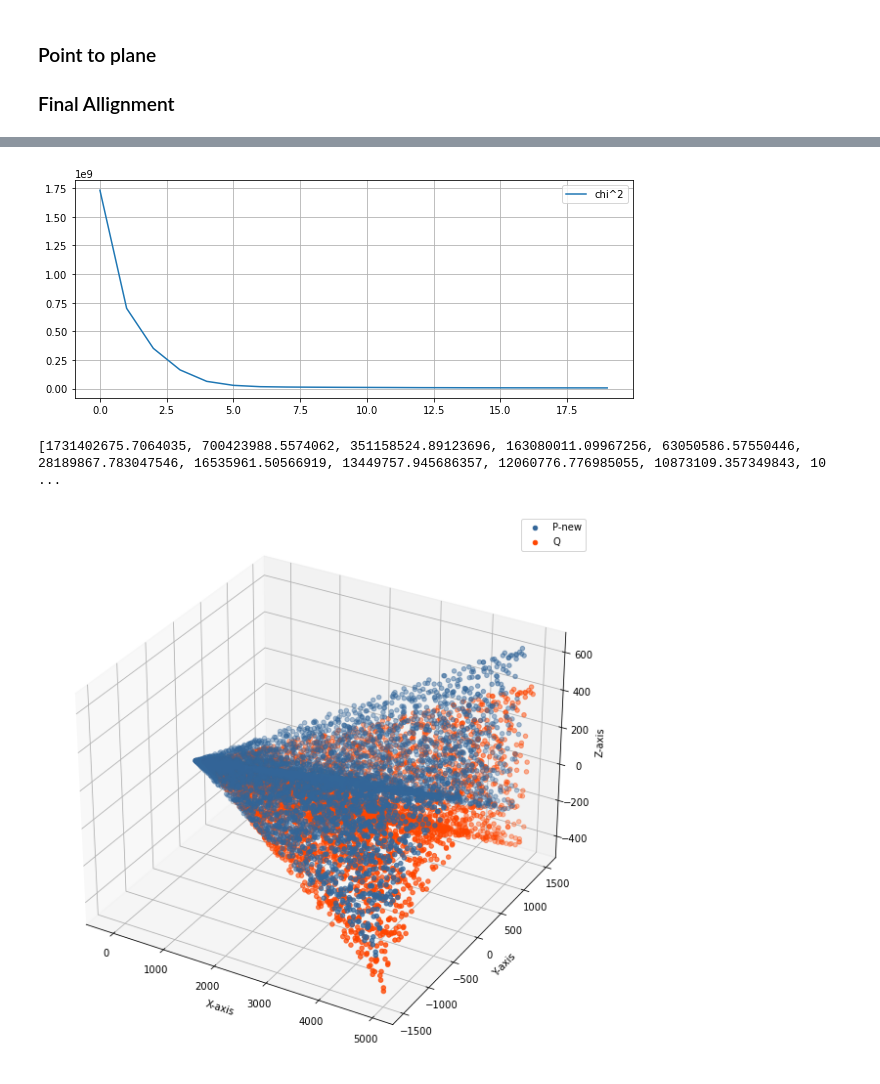
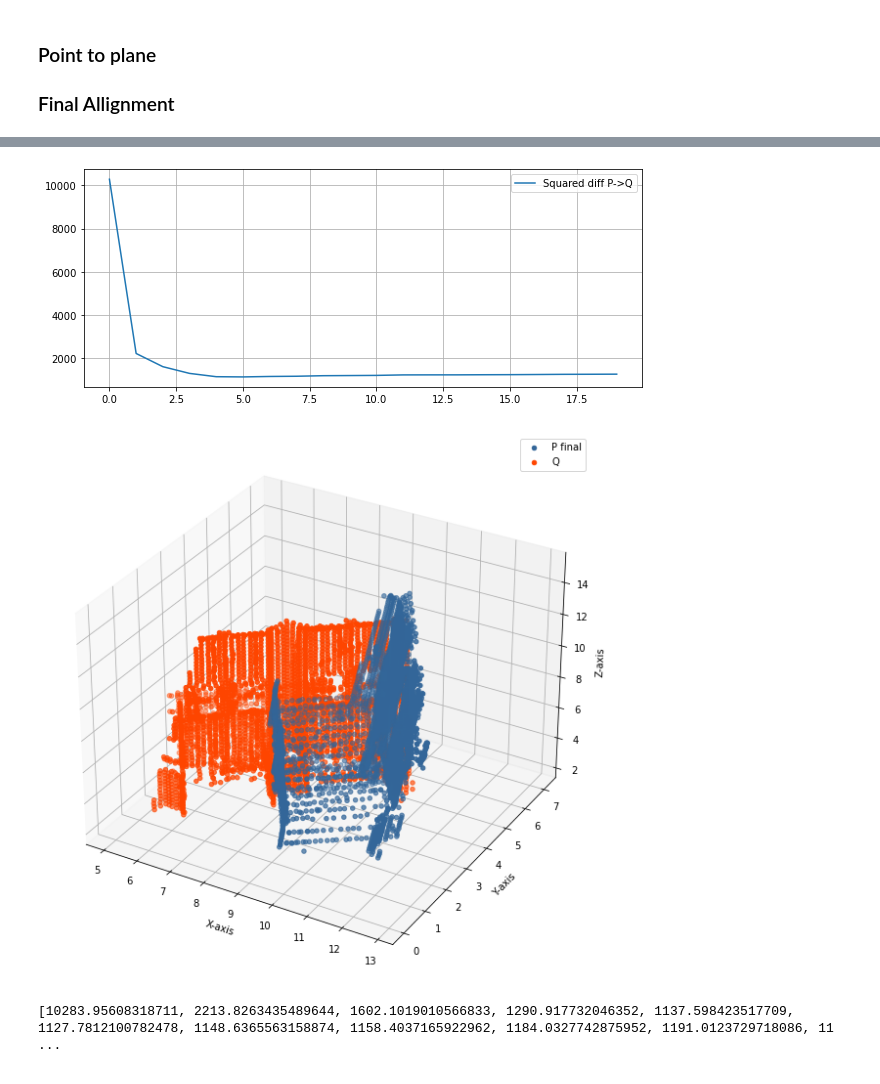
Before and after one commit to dhawals1939/Advanced-Graphics-AR-and-VR, a Jupyter notebook: 2019201089-Assignment3/Non Linear Least Squares.ipynb, the cells around one changed output, grey strips where cells are left out. Saved outputs shown, nothing was run; the diff lists cells and outputs as text; code cells hidden in the pictures.

```diff
--- a/2019201089-Assignment3/Non Linear Least Squares.ipynb
+++ b/2019201089-Assignment3/Non Linear Least Squares.ipynb
@@ -54,22 +54,14 @@ R_act = np.array(
 t_act = np.array([[-5],[6], [7]])
 # %% [markdown]
 ### Brute Force Data Correspondence
-# %%
-def get_correspondences(P, Q):
-    p_size, q_size = P.shape[1], Q.shape[1]
-    correspondences = list()
-    for i in range(p_size):
-        p_point = P[:, i]
-        min_dist = sys.maxsize
-        chosen_idx = -1
-        for j in range(q_size):
-            q_point = Q[:, j]
-            dist = np.linalg.norm(q_point - p_point)
-            if dist < min_dist:
-                min_dist = dist
-                chosen_idx = j
-        correspondences.append((i, chosen_idx))
-    return correspondences
+# %%
+from sklearn.neighbors import KDTree
+
+def get_correspondences(point_set_p, point_set_q):
+    tree = KDTree(point_set_q.T)
+    dist, ind = tree.query(point_set_p.T)
+    correspondences = [(i, ind[i][0]) for i in range(point_set_p.T.shape[0])]
+    return correspondences
 # %% [markdown]
 #### R = Rz * Ry * Rx
 # %%
@@ -437,0 +485,6 @@ plt.show()
+# %%
+pcd_load = o3d.io.read_point_cloud("left.ply")
+P = np.asarray(pcd_load.points).T
+
+pcd_load = o3d.io.read_point_cloud("right.ply")
+Q = np.asarray(pcd_load.points).T
@@ -438,12 +497,10 @@ plt.show()
 # %%
-normals, normals_to_draw = compute_normals(Q)
-
-P_values, chi_values, corresp_values = icp_normal(P, Q, normals)
-plot_values(chi_values, label="chi^2")
-print(chi_values)
-ax = plot_data(P_values[-1], Q, label_1='P-new', label_2='Q')
+P_values, norm_values, corresp_values = icp_least_squares(P, Q, iterations=20)
+plot_values(norm_values, label="Squared diff P->Q")
+ax = plot_data(P_values[-1], Q, label_1='P final', label_2='Q', markersize_1=15)
 plt.show()
+print(norm_values)
 # %% [output]
-[figure, old version]
+[figure, new version]
+[figure, new version]
-[1731402675.7064035, 700423988.5574062, 351158524.89123696, 163080011.09967256, 63050586.57550446, 28189867.783047546, 16535961.50566919, 13449757.945686357, 12060776.776985055, 10873109.357349843, 10 ...
+[10283.95608318711, 2213.8263435489644, 1602.1019010566833, 1290.917732046352, 1137.598423517709, 1127.7812100782478, 1148.6365563158874, 1158.4037165922962, 1184.0327742875952, 1191.0123729718086, 11 ...
-[figure, old version]
```
Also changed, not shown: parts of 28 cells of this notebook, 8 other files.
